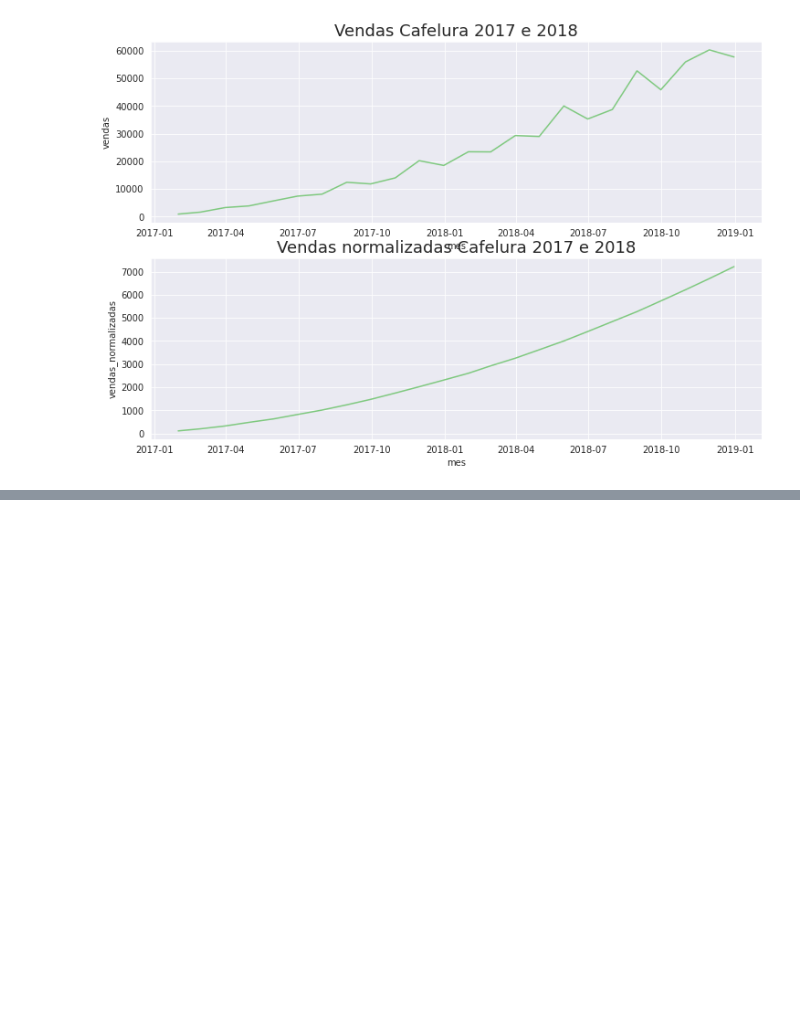
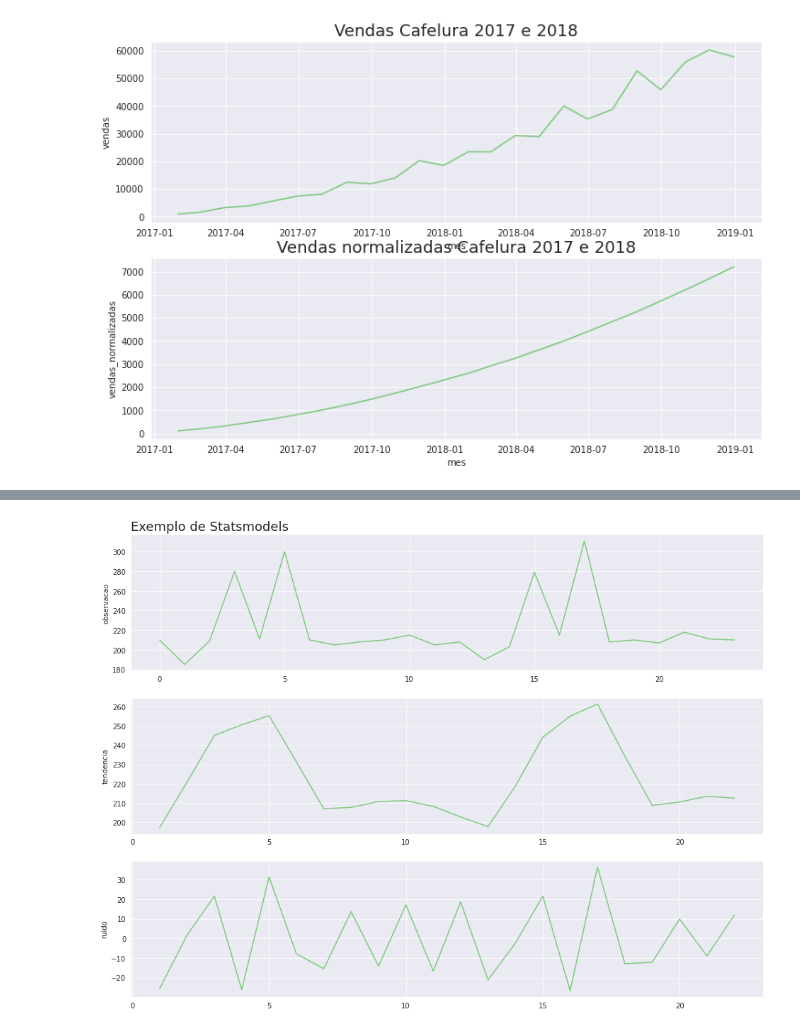
Before and after one commit to erikamarchi/data-science-introducao-a-analise-de-series-temporais, a Jupyter notebook: SeriesTemporais.ipynb, the cells around one changed output, grey strips where cells are left out. Cells and saved outputs as stored; diff of their text form; code cells hidden in the pictures; blank space fills up the shorter version.

```diff
--- a/SeriesTemporais.ipynb
+++ b/SeriesTemporais.ipynb
@@ -423,0 +458,4 @@ ax=ax
+# %%
+plot_comparacao(resultado.index, 'observacao', 'tendencia', 'ruido', resultado, 'Exemplo de Statsmodels')
+# %% [output]
+[figure, added]
```
Also changed, not shown: parts of 7 cells of this notebook.
